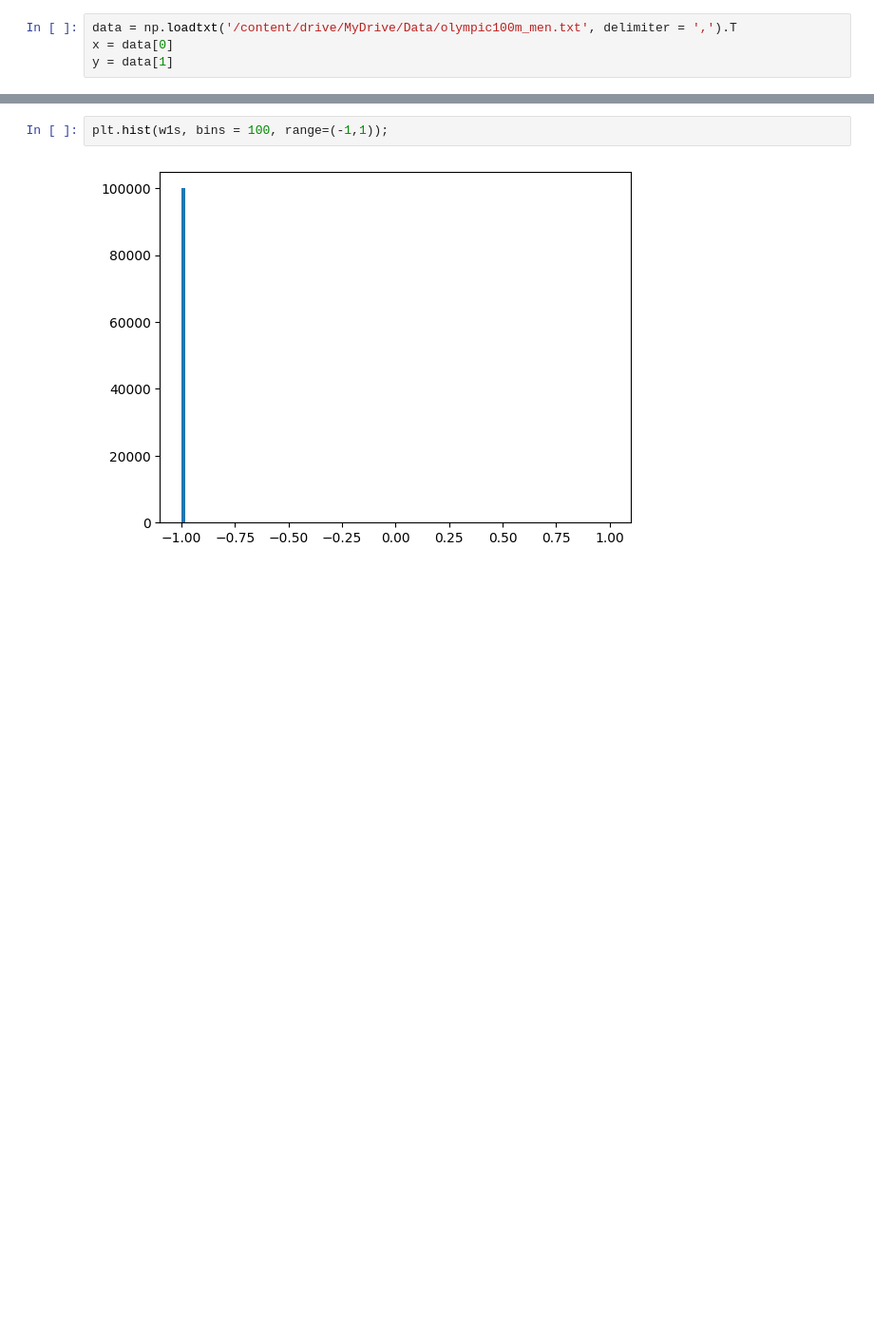
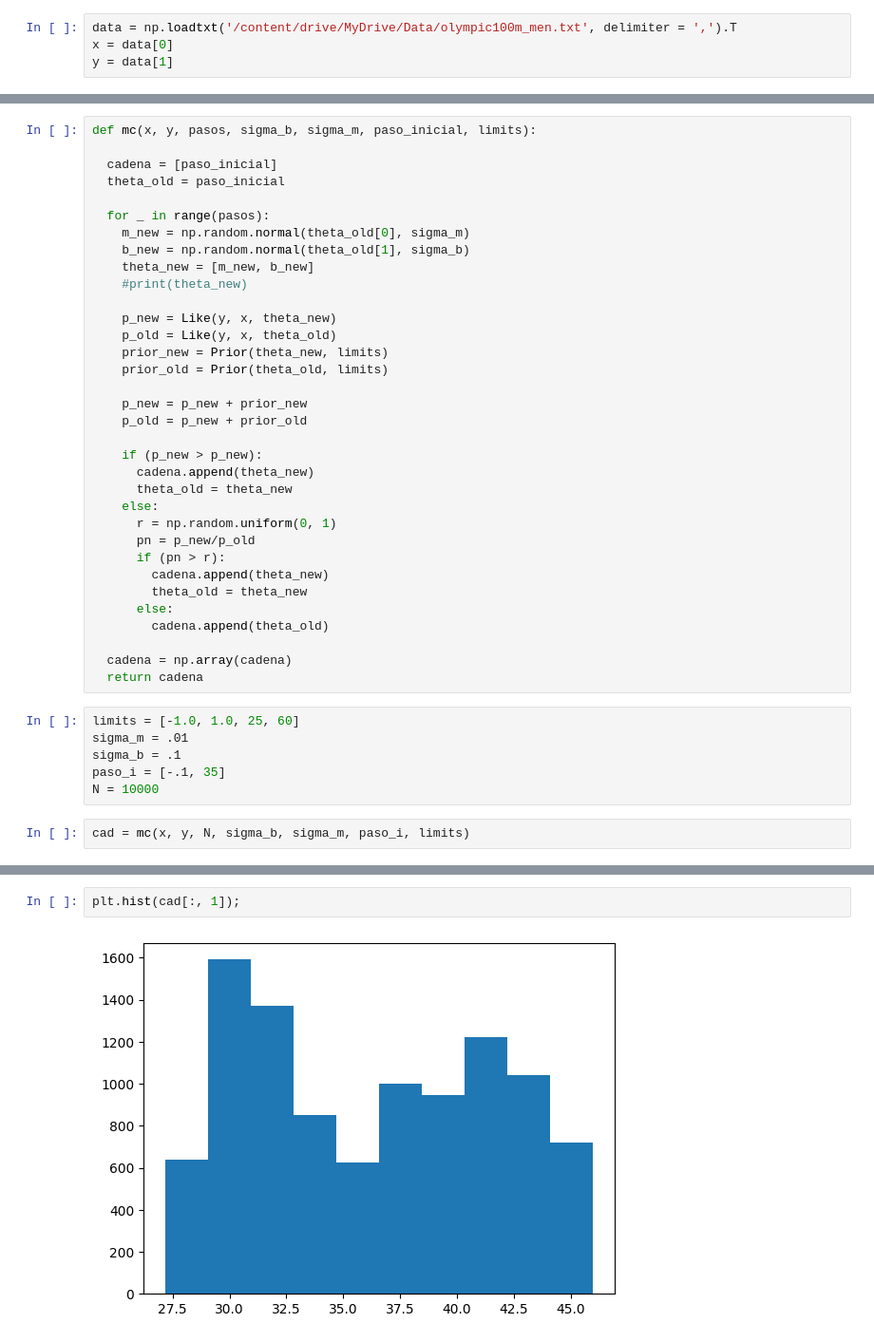
Before and after one commit to DCI-alxogm/ml2023-PotterSR, a Jupyter notebook: Sep29-30/Clase30Sep.ipynb, the cells around one changed output, grey strips where cells are left out. Shown: that part at 95% size. Drawn from its saved outputs; the diff is of its cells as text; blank space fills up the shorter version.

```diff
--- a/Sep29-30/Clase30Sep.ipynb
+++ b/Sep29-30/Clase30Sep.ipynb
@@ -150,0 +68,42 @@ array([24.98798266, 24.96077318, 24.96077318, ..., 24.1380018 ,
+# %%
+def mc(x, y, pasos, sigma_b, sigma_m, paso_inicial, limits):
+
+  cadena = [paso_inicial]
+  theta_old = paso_inicial
+
+  for _ in range(pasos):
+    m_new = np.random.normal(theta_old[0], sigma_m)
+    b_new = np.random.normal(theta_old[1], sigma_b)
+    theta_new = [m_new, b_new]
+    #print(theta_new)
+
+    p_new = Like(y, x, theta_new)
+    p_old = Like(y, x, theta_old)
+    prior_new = Prior(theta_new, limits)
+    prior_old = Prior(theta_old, limits)
+
+    p_new = p_new + prior_new
+    p_old = p_new + prior_old
+
+    if (p_new > p_new):
+      cadena.append(theta_new)
+      theta_old = theta_new
+    else:
+      r = np.random.uniform(0, 1)
+      pn = p_new/p_old
+      if (pn > r):
+        cadena.append(theta_new)
+        theta_old = theta_new
+      else:
+        cadena.append(theta_old)
+
+  cadena = np.array(cadena)
+  return cadena
+# %%
+limits = [-1.0, 1.0, 25, 60]
+sigma_m = .01
+sigma_b = .1
+paso_i = [-.1, 35]
+N = 10000
+# %%
+cad = mc(x, y, N, sigma_b, sigma_m, paso_i, limits)
@@ -151,4 +133,4 @@ array([24.98798266, 24.96077318, 24.96077318, ..., 24.1380018 ,
 # %%
-plt.hist(w1s, bins = 100, range=(-1,1));
+plt.hist(cad[:, 1]);
 # %% [output]
-[figure, old version]
+[figure, new version]
```
Also changed, not shown: parts of 23 cells of this notebook.
